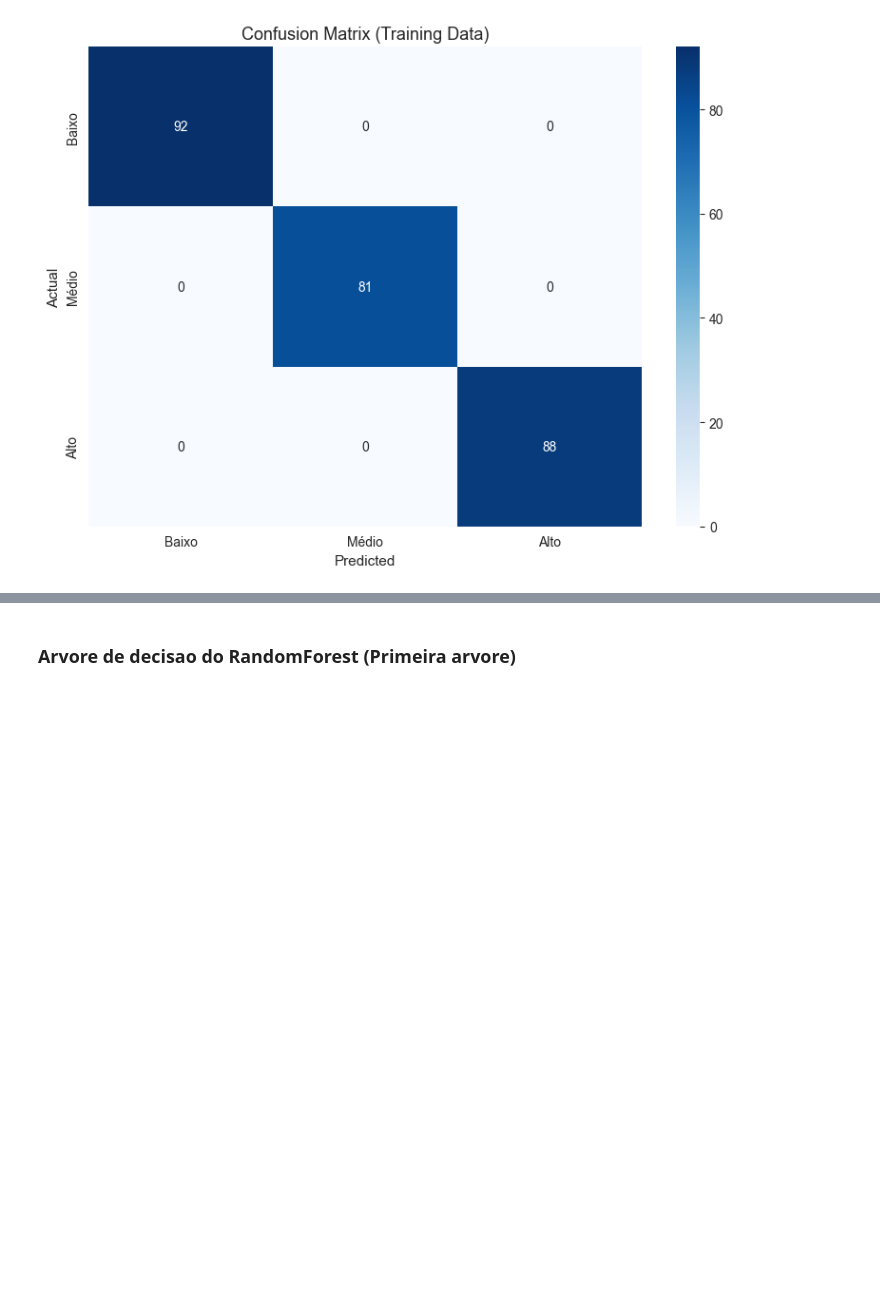
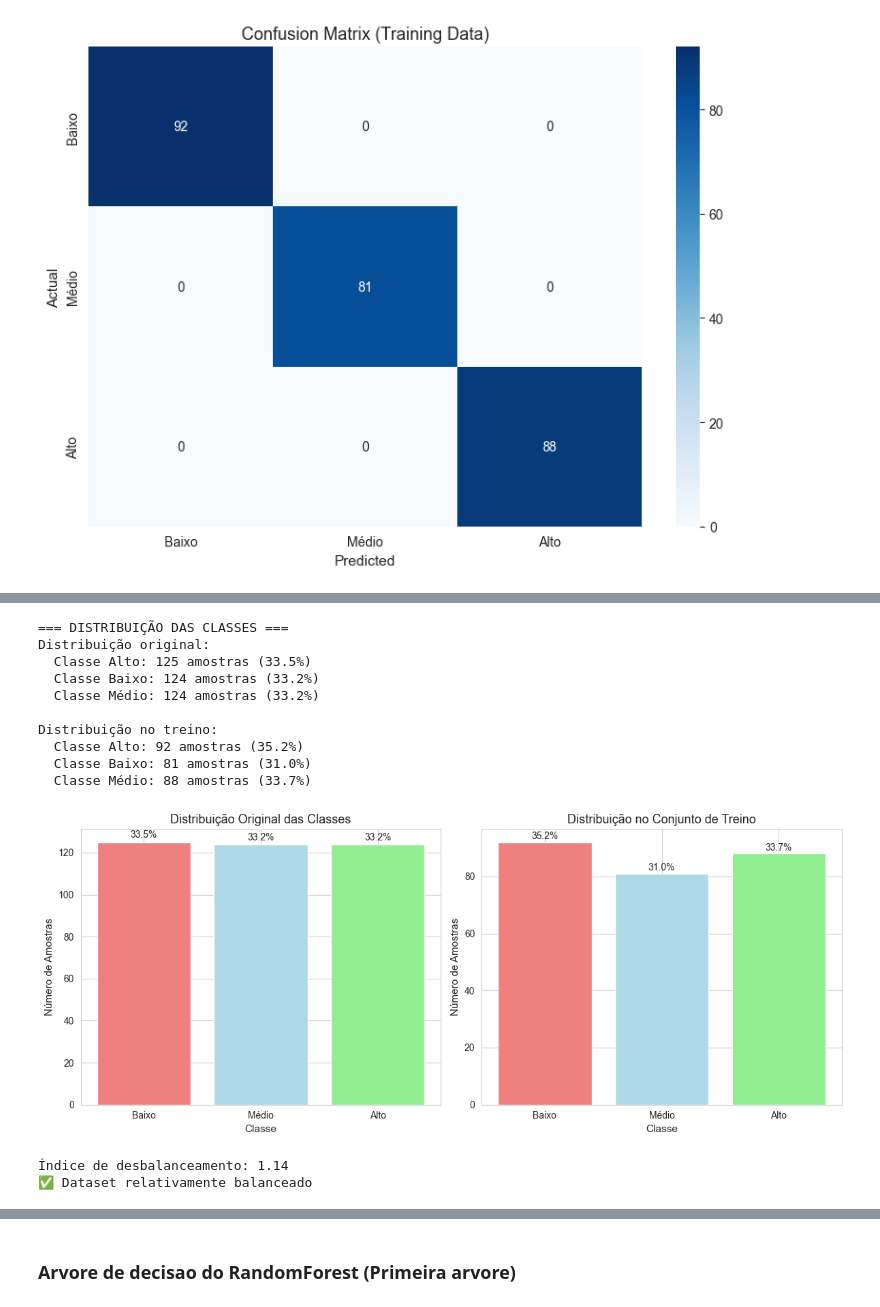
Before and after one commit to JoaoVarela1507/PISI3GP6, a Jupyter notebook: Notebooks/Classificacao.ipynb, the cells around one changed output, grey strips where cells are left out. Saved outputs shown, nothing was run; the diff lists cells and outputs as text; code cells hidden in the pictures; blank space fills up the shorter version.

```diff
--- a/Notebooks/Classificacao.ipynb
+++ b/Notebooks/Classificacao.ipynb
@@ -192,0 +307,80 @@ weighted avg       1.00      1.00      1.00       261
+# %%
+# 1. Análise da Distribuição das Classes
+import matplotlib.pyplot as plt
+import seaborn as sns
+from collections import Counter
+
+print("=== DISTRIBUIÇÃO DAS CLASSES ===")
+
+# Verificar distribuição original
+y_counts = Counter(y)
+print("Distribuição original:")
+for classe, count in sorted(y_counts.items()):
+    percentage = (count / len(y)) * 100
+    print(f"  Classe {classe}: {count} amostras ({percentage:.1f}%)")
+
+# Verificar distribuição no conjunto de treino
+y_train_counts = Counter(y_train)
+print("\nDistribuição no treino:")
+for classe, count in sorted(y_train_counts.items()):
+    percentage = (count / len(y_train)) * 100
+    print(f"  Classe {classe}: {count} amostras ({percentage:.1f}%)")
+
+# Visualizar distribuição
+fig, (ax1, ax2) = plt.subplots(1, 2, figsize=(12, 5))
+
+# Gráfico da distribuição original
+classes, counts = zip(*sorted(y_counts.items()))
+ax1.bar(classes, counts, color=['lightcoral', 'lightblue', 'lightgreen'])
+ax1.set_title('Distribuição Original das Classes')
+ax1.set_xlabel('Classe')
+ax1.set_ylabel('Número de Amostras')
+ax1.set_xticks(classes)
+ax1.set_xticklabels(['Baixo', 'Médio', 'Alto'])
+
+# Adicionar percentuais
+for i, (classe, count) in enumerate(sorted(y_counts.items())):
+    percentage = (count / len(y)) * 100
+    ax1.text(classe, count + 2, f'{percentage:.1f}%', ha='center')
+
+# Gráfico da distribuição do treino
+classes_train, counts_train = zip(*sorted(y_train_counts.items()))
+ax2.bar(classes_train, counts_train, color=['lightcoral', 'lightblue', 'lightgreen'])
+ax2.set_title('Distribuição no Conjunto de Treino')
+ax2.set_xlabel('Classe')
+ax2.set_ylabel('Número de Amostras')
+ax2.set_xticks(classes_train)
+ax2.set_xticklabels(['Baixo', 'Médio', 'Alto'])
+
+# Adicionar percentuais
+for i, (classe, count) in enumerate(sorted(y_train_counts.items())):
+    percentage = (count / len(y_train)) * 100
+    ax2.text(classe, count + 1, f'{percentage:.1f}%', ha='center')
+
+plt.tight_layout()
+plt.show()
+
+# Calcular índice de desbalanceamento
+max_count = max(y_train_counts.values())
+min_count = min(y_train_counts.values())
+imbalance_ratio = max_count / min_count
+
+print(f"\nÍndice de desbalanceamento: {imbalance_ratio:.2f}")
+if imbalance_ratio > 2:
+    print("⚠️  Dataset desbalanceado - SMOTE pode ajudar!")
+else:
+    print("✅ Dataset relativamente balanceado")
+# %% [output]
+=== DISTRIBUIÇÃO DAS CLASSES ===
+Distribuição original:
+  Classe Alto: 125 amostras (33.5%)
+  Classe Baixo: 124 amostras (33.2%)
+  Classe Médio: 124 amostras (33.2%)
+
+Distribuição no treino:
+  Classe Alto: 92 amostras (35.2%)
+  Classe Baixo: 81 amostras (31.0%)
+  Classe Médio: 88 amostras (33.7%)
+[figure, added]
+Índice de desbalanceamento: 1.14
+✅ Dataset relativamente balanceado
```
Also changed, not shown: parts of 26 cells of this notebook.
